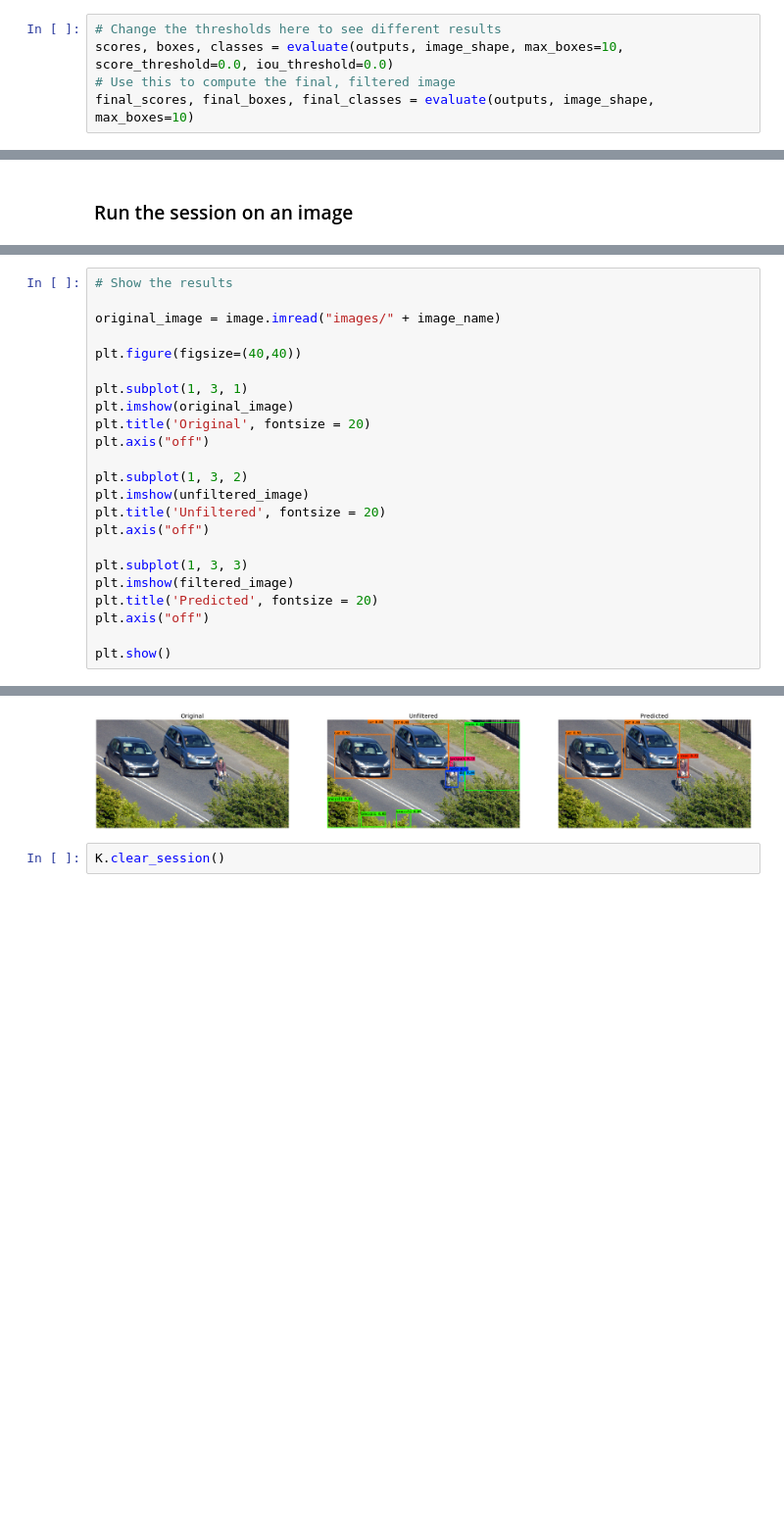
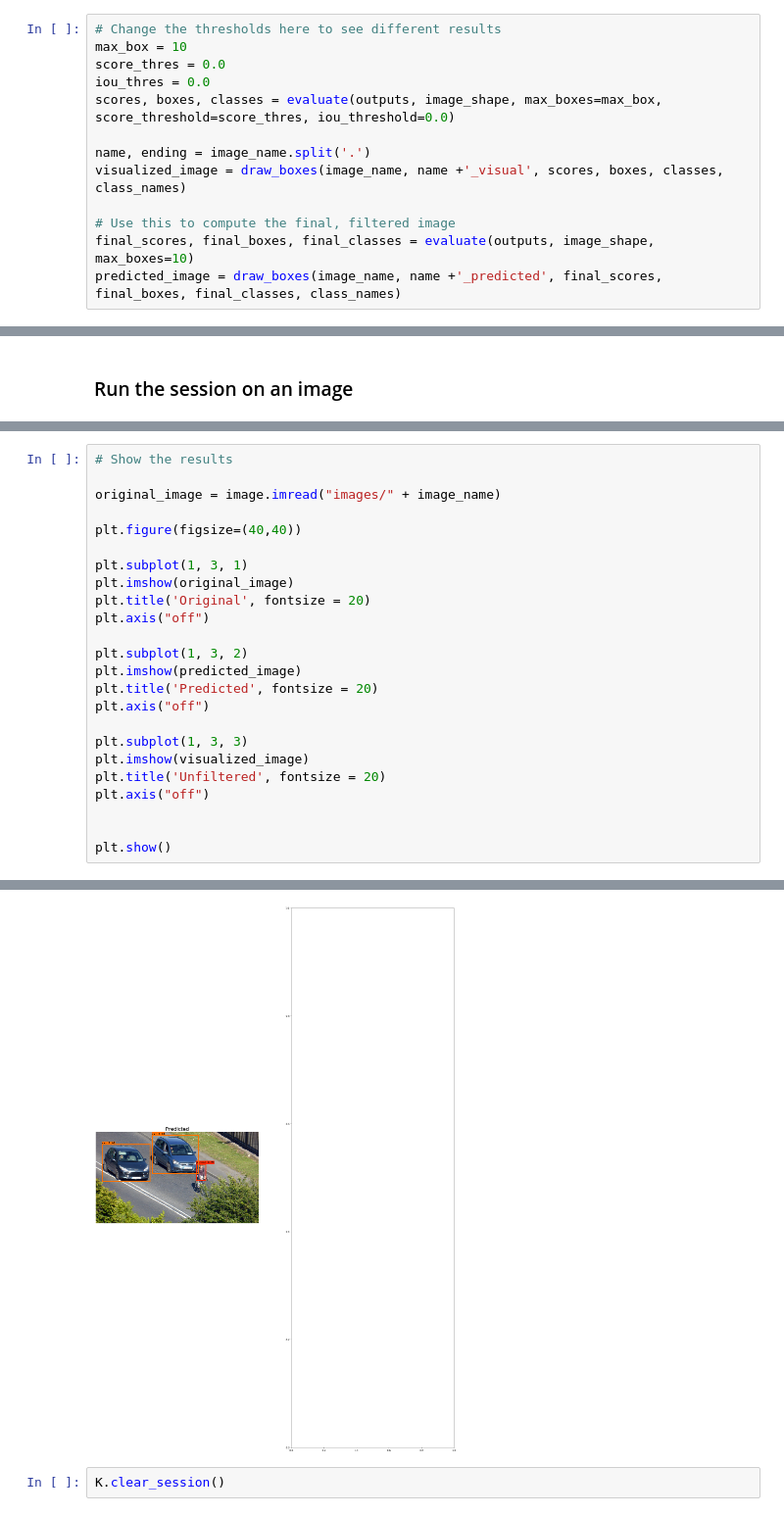
Before and after one commit to goha789/INN3, a Jupyter notebook: Vehicle_Counting_and_Classification/Vehicle Counting and Classification.ipynb, the cells around one changed output, grey strips where cells are left out. Shown at 98% size. Drawn from its saved outputs; the diff is of its cells as text; blank space fills up the shorter version.

Commit message:
tried to split the predict method but for now visualizing isn't working

```diff
--- a/Vehicle_Counting_and_Classification/Vehicle Counting and Classification.ipynb
+++ b/Vehicle_Counting_and_Classification/Vehicle Counting and Classification.ipynb
@@ -504,6 +556,14 @@ outputs = yad2k.yolo_head(model.output, anchors, len(class_names))
 To show all bounding boxes we run the filter session, but give a low score threshold to show boxes with a low score (some even zero). Give a high iou threshold to not filter out using non_max_suppression.
 # %%
 # Change the thresholds here to see different results
-scores, boxes, classes = evaluate(outputs, image_shape, max_boxes=10, score_threshold=0.0, iou_threshold=0.0)
+max_box = 10
+score_thres = 0.0
+iou_thres = 0.0
+scores, boxes, classes = evaluate(outputs, image_shape, max_boxes=max_box, score_threshold=score_thres, iou_threshold=0.0)
+
+name, ending = image_name.split('.')
+visualized_image = draw_boxes(image_name, name +'_visual', scores, boxes, classes, class_names)
+
 # Use this to compute the final, filtered image
 final_scores, final_boxes, final_classes = evaluate(outputs, image_shape, max_boxes=10)
+predicted_image = draw_boxes(image_name, name +'_predicted', final_scores, final_boxes, final_classes, class_names)
@@ -543,14 +588,15 @@ plt.title('Original', fontsize = 20)
 plt.axis("off")
 
 plt.subplot(1, 3, 2)
-plt.imshow(unfiltered_image)
+plt.imshow(predicted_image)
+plt.title('Predicted', fontsize = 20)
+plt.axis("off")
+
+plt.subplot(1, 3, 3)
+plt.imshow(visualized_image)
 plt.title('Unfiltered', fontsize = 20)
 plt.axis("off")
 
-plt.subplot(1, 3, 3)
-plt.imshow(filtered_image)
-plt.title('Predicted', fontsize = 20)
-plt.axis("off")
 
 plt.show()
 # %% [output]
@@ -557,4 +604,4 @@ plt.show()
-[figure, old version]
+[figure, new version]
 # %%
 K.clear_session()
 # %% [markdown]
```
Also changed, not shown: parts of 12 cells of this notebook.
